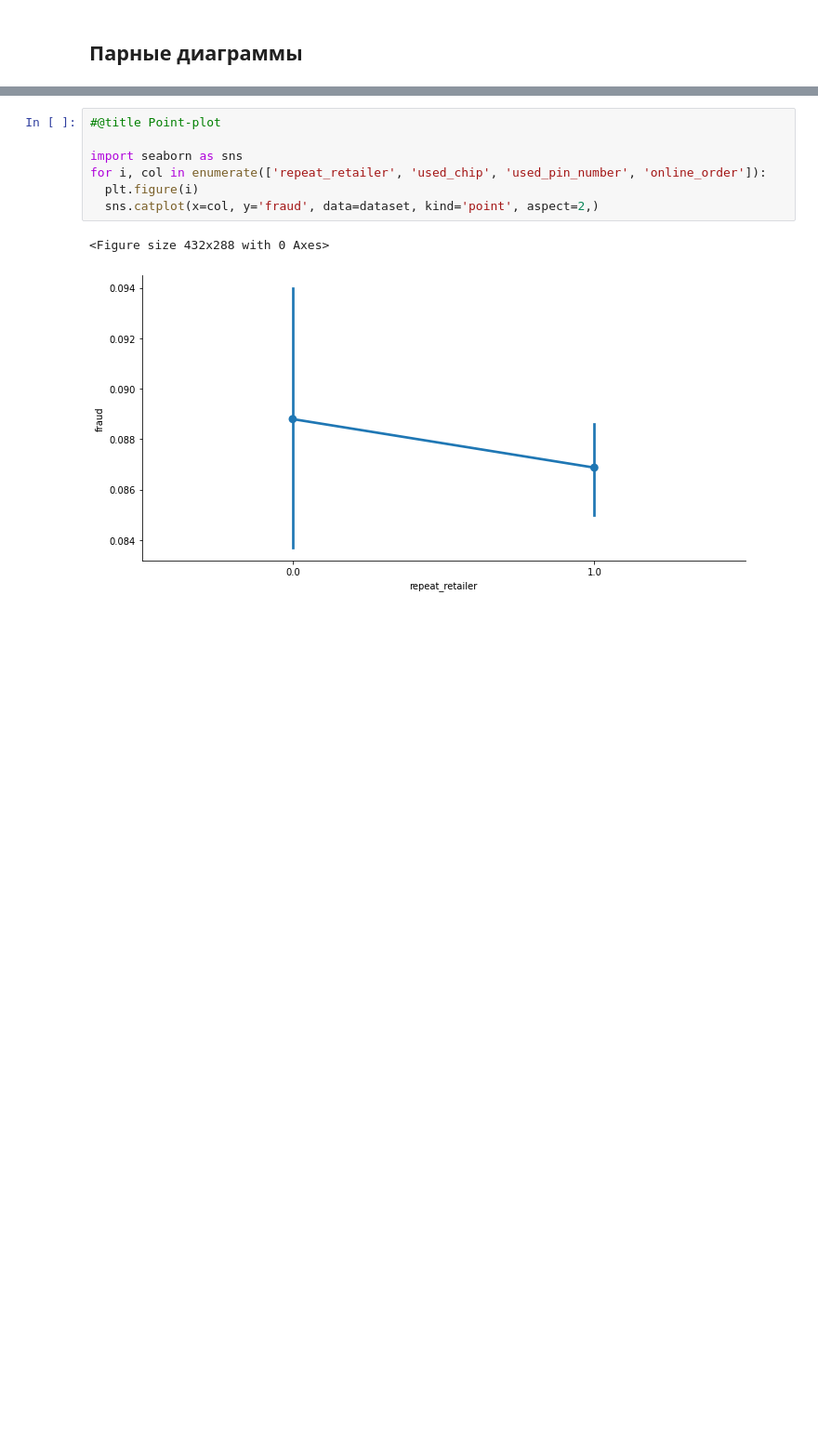
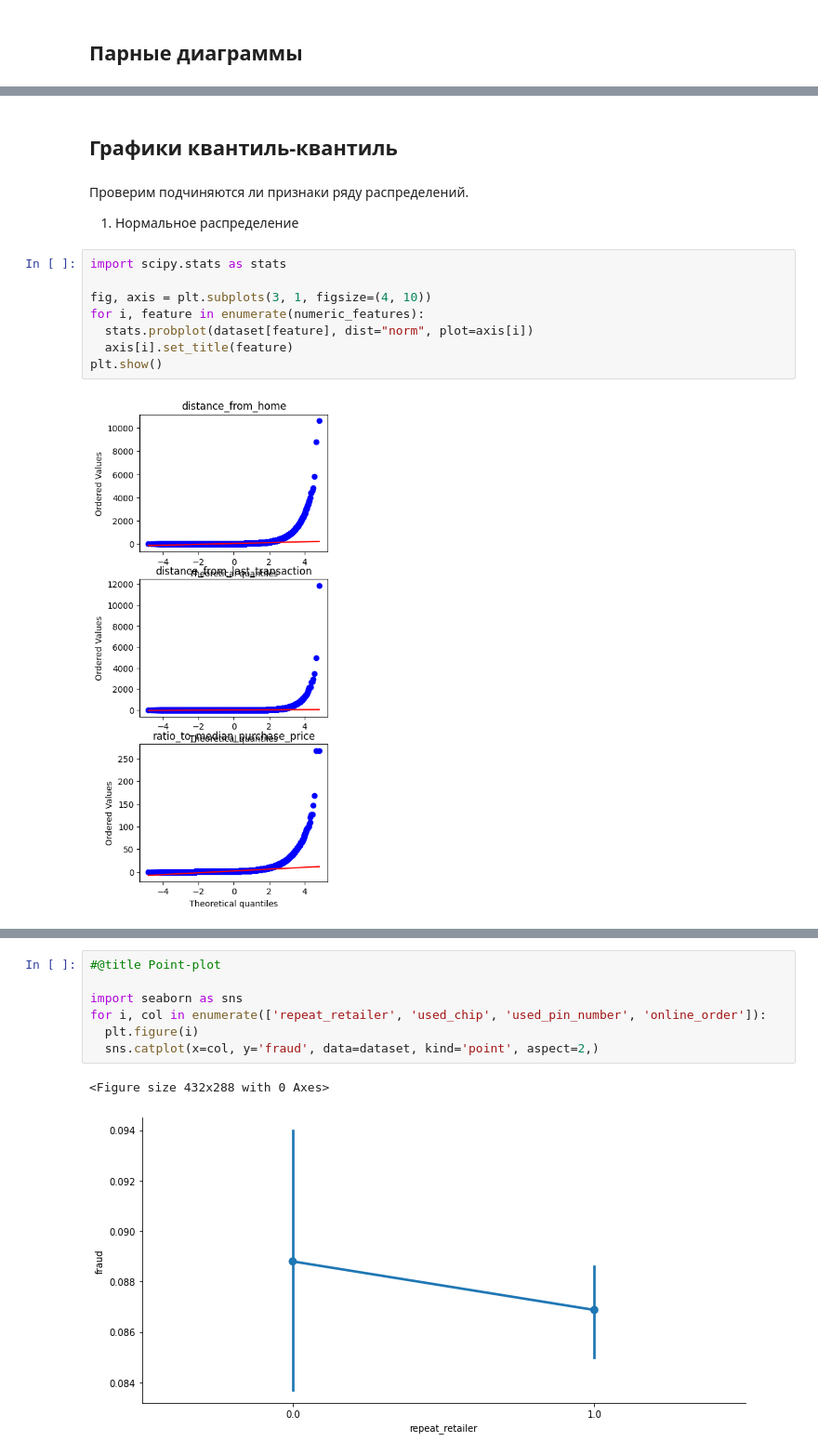
Before and after one commit to antohachekhov/Credit-Card-Fraud, a Jupyter notebook: eda_dataset.ipynb, the cells around one changed output, grey strips where cells are left out. Shown at 93% size. Saved outputs shown, nothing was run; the diff lists cells and outputs as text; blank space fills up the shorter version.

Commit message:
Обновлены графики квантиль-квантиль

```diff
--- a/eda_dataset.ipynb
+++ b/eda_dataset.ipynb
@@ -233,0 +187,16 @@ print(f"Доля мошенничества в данных для выброс
+# %% [markdown]
+## Графики квантиль-квантиль
+# %% [markdown]
+Проверим подчиняются ли признаки ряду распределений.
+
+1. Нормальное распределение
+# %%
+import scipy.stats as stats
+
+fig, axis = plt.subplots(3, 1, figsize=(4, 10))
+for i, feature in enumerate(numeric_features):
+  stats.probplot(dataset[feature], dist="norm", plot=axis[i])
+  axis[i].set_title(feature)
+plt.show()
+# %% [output]
+[figure, added]
```
Also changed, not shown: parts of 39 cells of this notebook.
